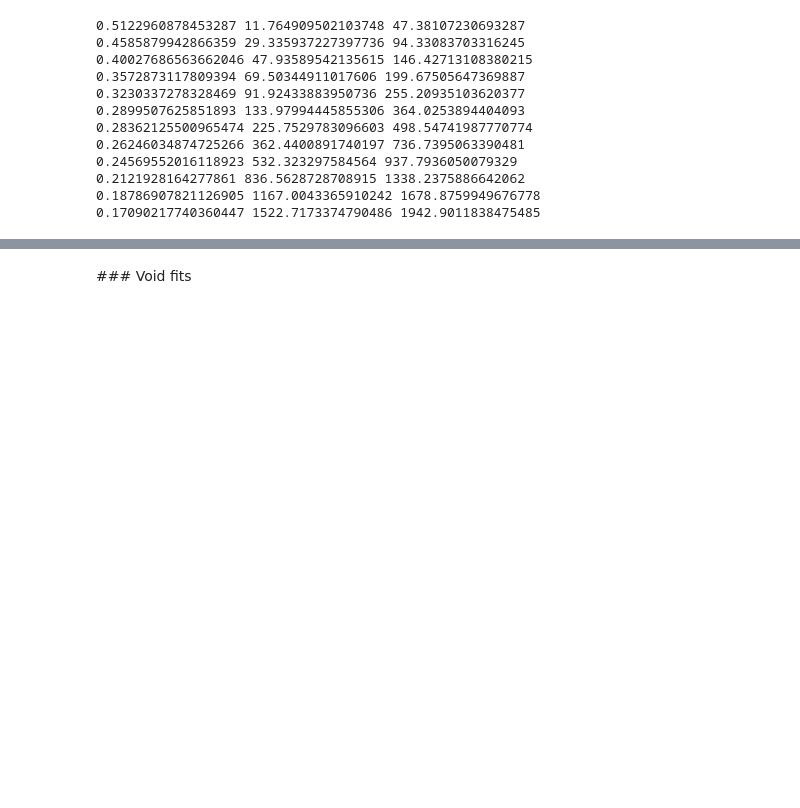
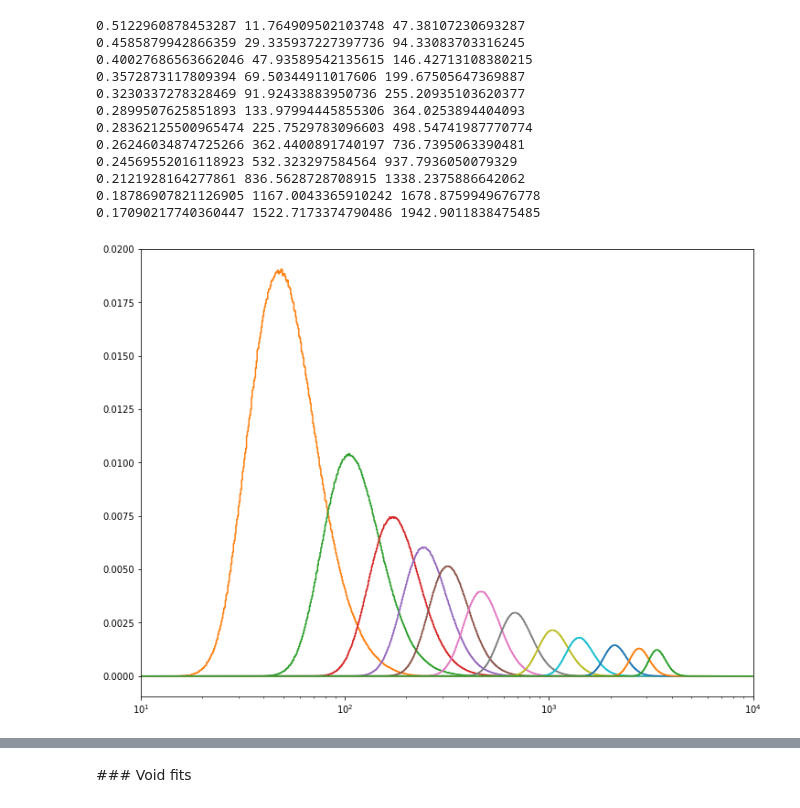
Before and after one commit to mbcxqcw2/Constraining_LSS_DMs_Backup, a Jupyter notebook: work_directory/Paper_Plots_Fitting_3.ipynb, the cells around one changed output, grey strips where cells are left out. Cells and saved outputs as stored; diff of their text form; code cells hidden in the pictures; blank space fills up the shorter version.

Commit message:
Updated figure 5

```diff
--- a/work_directory/Paper_Plots_Fitting_3.ipynb
+++ b/work_directory/Paper_Plots_Fitting_3.ipynb
@@ -272,3 +274,15 @@ for i in range(len(data_to_fit)):
 0.2121928164277861 836.5628728708915 1338.2375886642062
 0.18786907821126905 1167.0043365910242 1678.8759949676778
 0.17090217740360447 1522.7173374790486 1942.9011838475485
+# %%
+#plot normalised histograms ofdata to see what it looks like
+fig = plt.figure(figsize=(12,9))
+ax=fig.add_subplot(111)
+ax.set_xlim([10,10000])
+ax.set_xscale('log')
+#ax.set_yscale('log')
+for i in range(len(Fil_DM_norm)):
+    ax.step(x=bin_edges[:-1],
+             y=Fil_DM_norm[i])
+# %% [output]
+[figure, added]
```
Also changed, not shown: parts of 13 cells of this notebook.
